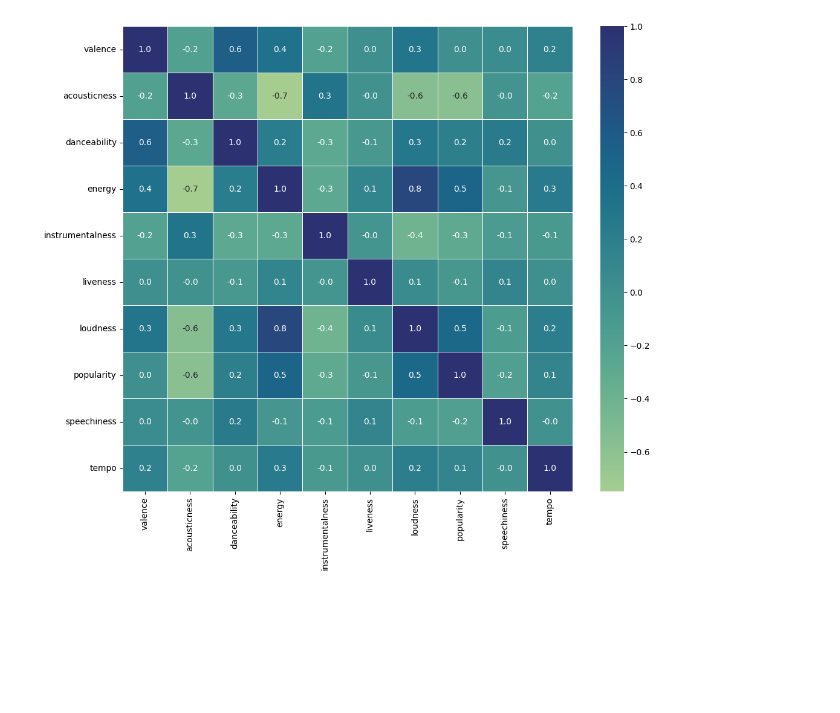
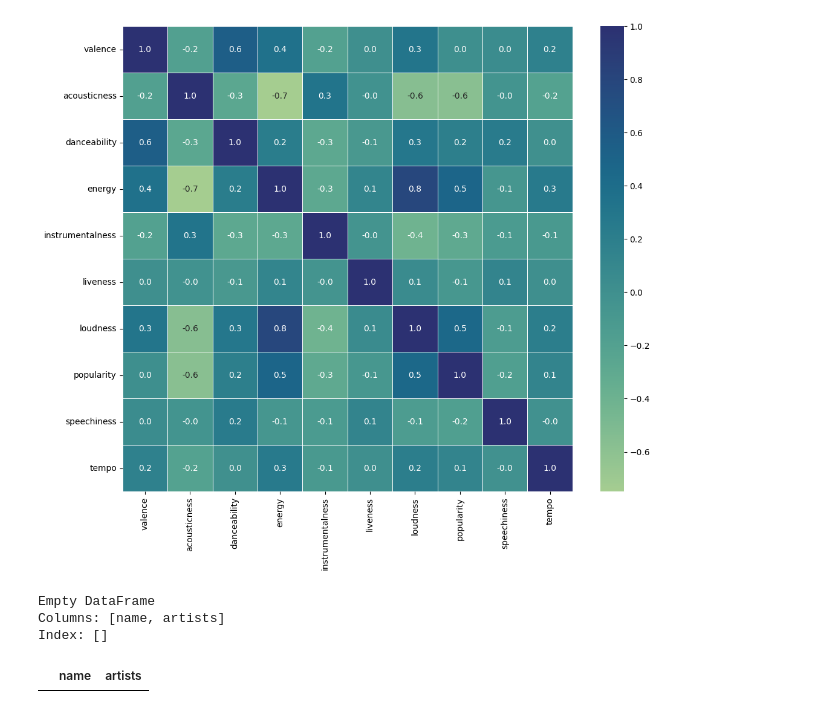
Before and after one commit to clarabaptista/Music-recommendation-system, a Jupyter notebook: notebooks/01_modeling.ipynb, the cells around one changed output. Drawn from its saved outputs; the diff is of its cells as text; code cells hidden in the pictures; blank space fills up the shorter version.

Commit message:
feat: :sparkles: Add recommendation_by_index and recommendation_by_name functions

```diff
--- a/notebooks/01_modeling.ipynb
+++ b/notebooks/01_modeling.ipynb
@@ -42,13 +47,23 @@ X_scaled = StandardScaler().fit_transform(X)
 # %%
-from sklearn.neighbors import NearestNeighbors
-
-nneighbors = NearestNeighbors(n_neighbors=11, metric='cosine').fit(X_scaled)
-distances, indices = nneighbors.kneighbors(X_scaled)
-
 def recommendation_by_index(i, topk=10):
     if topk > nneighbors.n_neighbors-1:
         raise ValueError(f"topk must be <= {nneighbors.n_neighbors-1}.")
     nneighbor_indices = indices[i][i:topk+1]
     return df_clean.iloc[nneighbor_indices][['name', 'artists']]
 
-recommendation_by_index(100, topk=8)
+print(recommendation_by_index(8, topk=6))
+# %% [output]
+Empty DataFrame
+Columns: [name, artists]
+Index: []
+# %%
+def recommendation_by_name(song_name, topk=10):
+    if topk > nneighbors.n_neighbors-1:
+        raise ValueError(f"topK must be <= {nneighbors.n_neighbors-1}.")
+    # TODO: Pourquoi index 0 ?
+    i = df_clean[df_clean['name'] == song_name].index[0]
+    return recommendation_by_index(i, topk)
+
+recommendation_by_name("Shape of You", topk=10)
+# %% [output]
+|  | name | artists |
```
Also changed, not shown: parts of 1 cell of this notebook.
